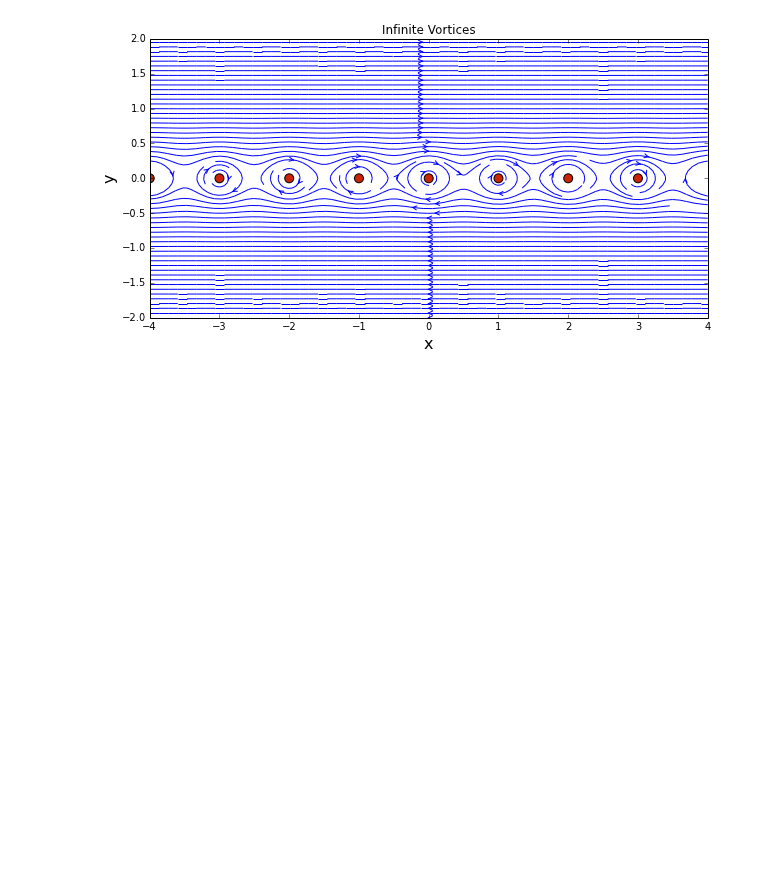
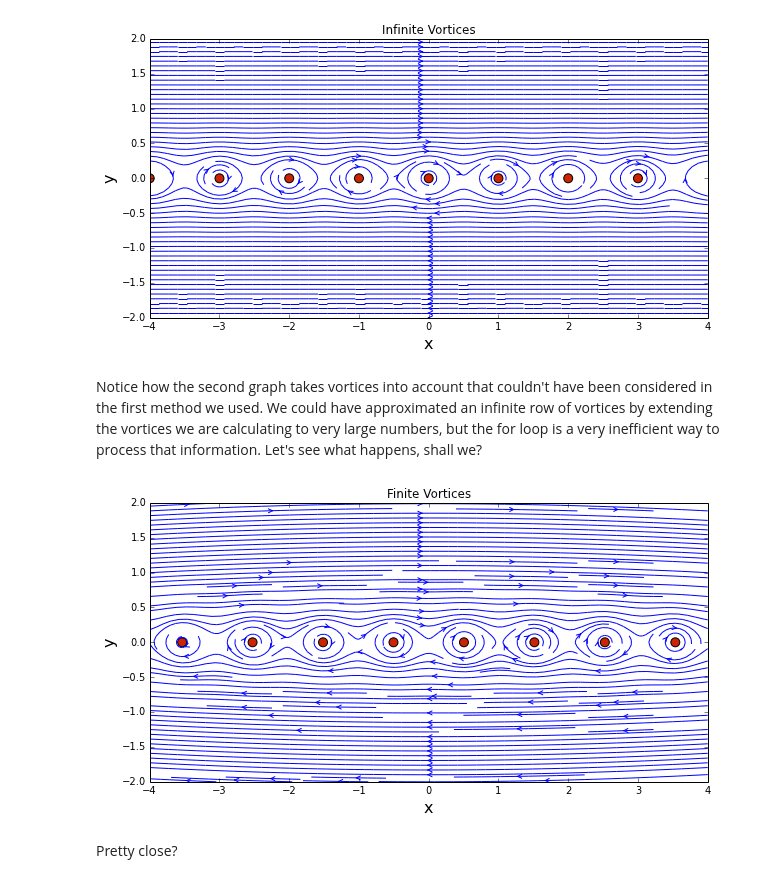
Before and after one commit to LTChaseJohnson/MAE-6226, a Jupyter notebook: Lesson 5 Infinite Row of Vortices.ipynb, the cells around one changed output. Drawn from its saved outputs; the diff is of its cells as text; code cells hidden in the pictures; blank space fills up the shorter version.

Commit message:
Added infinite approximation to lesson 5

```diff
--- a/Lesson 5 Infinite Row of Vortices.ipynb
+++ b/Lesson 5 Infinite Row of Vortices.ipynb
@@ -92,3 +94,35 @@ plt.scatter(xinfVortex,yinfVortex,c='#CD2305',s=80,marker='o')  # Here we are gr
 plt.show()
 # %% [output]
 [figure]
+# %% [markdown]
+Notice how the second graph takes vortices into account that couldn't have been considered in the first method we used.  We could have approximated an infinite row of vortices by extending the vortices we are calculating to very large numbers, but the for loop is a very inefficient way to process that information.  Let's see what happens, shall we?
+# %%
+gamma = 5.0
+Nv = 100
+xVortex1 = np.linspace(-50,50,Nv)
+yVortex1 = np.zeros(Nv)
+u1 = np.zeros((N,N))
+v1 = np.zeros((N,N))
+
+for i in range(0,Nv):
+    uVortex1,vVortex1 = getvelocityvortex(gamma,xVortex1[i],yVortex1[i],X,Y)
+    psiVortex1 = getstreamfunctionvortex(gamma,xVortex1[i],yVortex1[i],X,Y)
+    u1 = u1 + uVortex1
+    v1 = v1 + vVortex1
+
+size = 10
+plt.figure(figsize=(size,(yEnd-yStart)/(xEnd-xStart)*size))
+plt.xlabel('x',fontsize=16)
+plt.ylabel('y',fontsize=16)
+plt.title('Finite Vortices')
+plt.xlim(xStart,xEnd)
+plt.ylim(yStart,yEnd)
+plt.streamplot(X,Y,u1,v1,density=2.0,linewidth=1,arrowsize=1,arrowstyle='->')
+plt.scatter(xVortex1,yVortex1,c='#CD2305',s=80,marker='o')
+
+
+plt.show()
+# %% [output]
+[figure, added]
+# %% [markdown]
+Pretty close?
```
Also changed, not shown: parts of 1 cell of this notebook, 1 other file.
